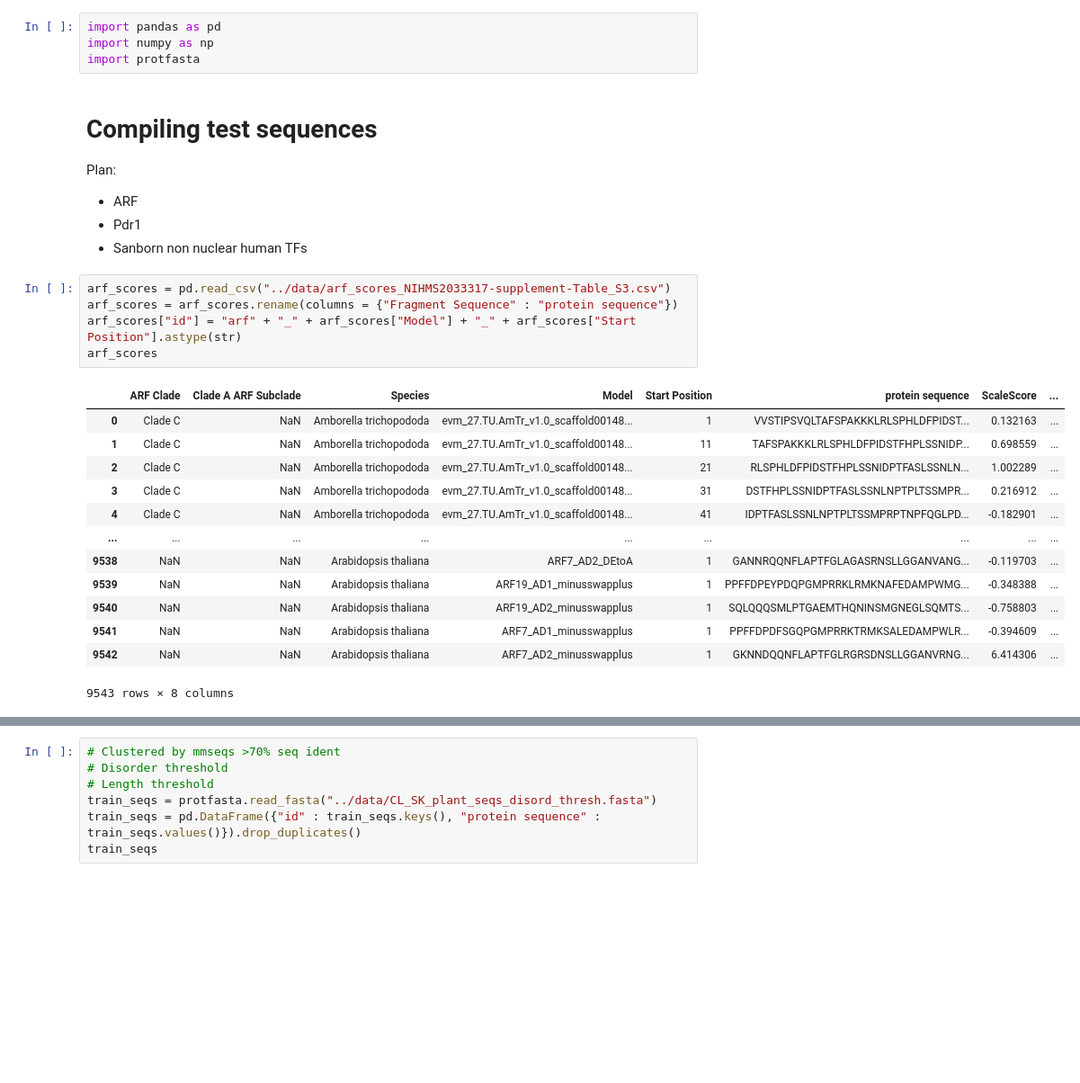
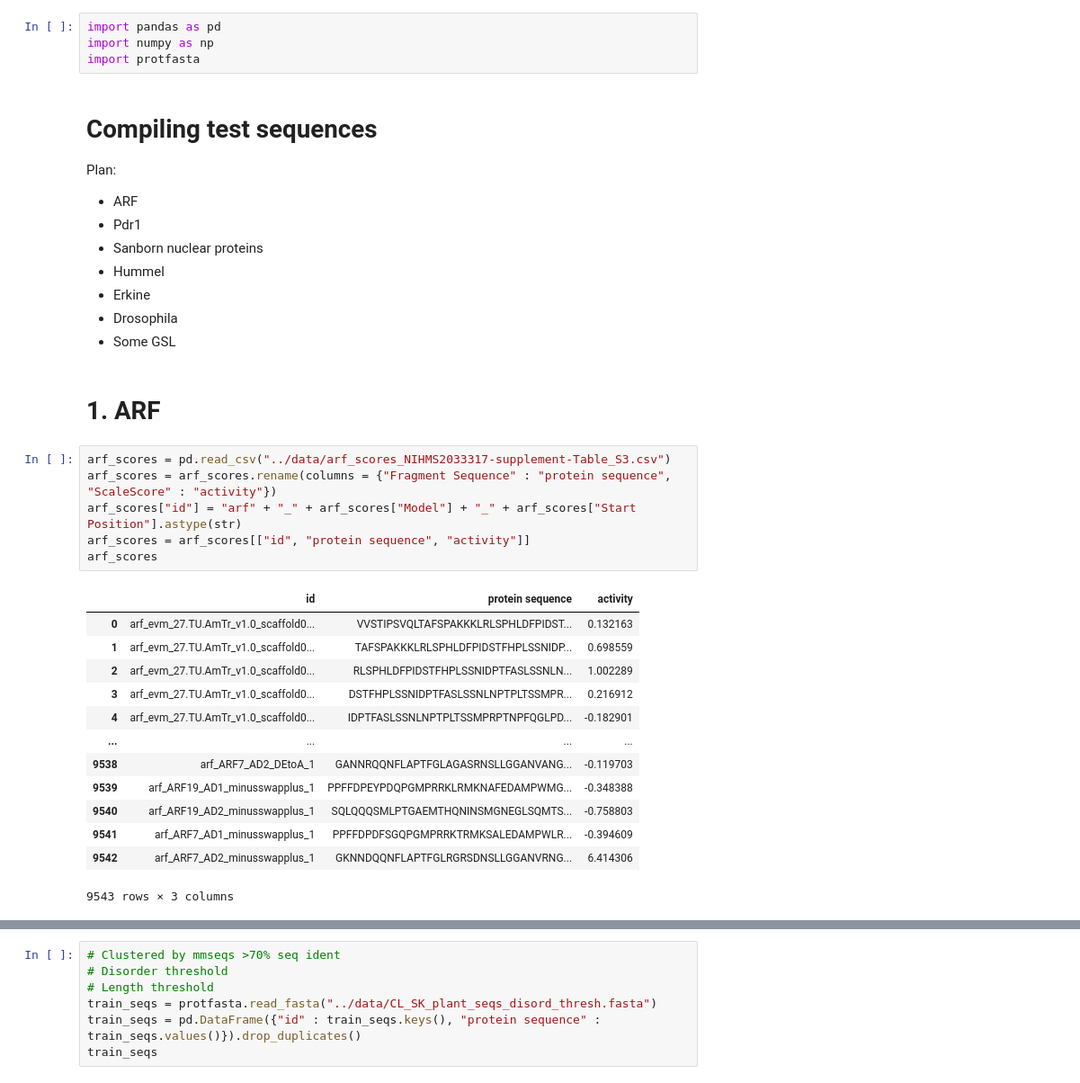
Before and after one commit to sanjanakotha/consensus_AD_predictor, a Jupyter notebook: notebooks/Generating test set.ipynb, the cells around one changed output, grey strips where cells are left out. Shown at 90% size. Cells and saved outputs as stored; diff of their text form; blank space fills up the shorter version.

```diff
--- a/notebooks/Generating test set.ipynb
+++ b/notebooks/Generating test set.ipynb
@@ -7,23 +7,30 @@ import protfasta
 Plan:
 - ARF
 - Pdr1
-- Sanborn non nuclear human TFs
+- Sanborn nuclear proteins
+- Hummel
+- Erkine
+- Drosophila
+- Some GSL
+# %% [markdown]
+# 1. ARF
 # %%
 arf_scores = pd.read_csv("../data/arf_scores_NIHMS2033317-supplement-Table_S3.csv")
-arf_scores = arf_scores.rename(columns = {"Fragment Sequence" : "protein sequence"})
+arf_scores = arf_scores.rename(columns = {"Fragment Sequence" : "protein sequence", "ScaleScore" : "activity"})
 arf_scores["id"] = "arf" + "_" + arf_scores["Model"] + "_" + arf_scores["Start Position"].astype(str)
+arf_scores = arf_scores[["id", "protein sequence", "activity"]]
 arf_scores
 # %% [output]
-|  | ARF Clade | Clade A ARF Subclade | Species | Model | Start Position | protein sequence | ScaleScore | ... |
-| 0 | Clade C | NaN | Amborella trichopododa | evm_27.TU.AmTr_v1.0_scaffold00148... | 1 | VVSTIPSVQLTAFSPAKKKLRLSPHLDFPIDST... | 0.132163 | ... |
-| 1 | Clade C | NaN | Amborella trichopododa | evm_27.TU.AmTr_v1.0_scaffold00148... | 11 | TAFSPAKKKLRLSPHLDFPIDSTFHPLSSNIDP... | 0.698559 | ... |
-| 2 | Clade C | NaN | Amborella trichopododa | evm_27.TU.AmTr_v1.0_scaffold00148... | 21 | RLSPHLDFPIDSTFHPLSSNIDPTFASLSSNLN... | 1.002289 | ... |
-| 3 | Clade C | NaN | Amborella trichopododa | evm_27.TU.AmTr_v1.0_scaffold00148... | 31 | DSTFHPLSSNIDPTFASLSSNLNPTPLTSSMPR... | 0.216912 | ... |
-| 4 | Clade C | NaN | Amborella trichopododa | evm_27.TU.AmTr_v1.0_scaffold00148... | 41 | IDPTFASLSSNLNPTPLTSSMPRPTNPFQGLPD... | -0.182901 | ... |
-| ... | ... | ... | ... | ... | ... | ... | ... | ... |
-| 9538 | NaN | NaN | Arabidopsis thaliana | ARF7_AD2_DEtoA | 1 | GANNRQQNFLAPTFGLAGASRNSLLGGANVANG... | -0.119703 | ... |
-| 9539 | NaN | NaN | Arabidopsis thaliana | ARF19_AD1_minusswapplus | 1 | PPFFDPEYPDQPGMPRRKLRMKNAFEDAMPWMG... | -0.348388 | ... |
-| 9540 | NaN | NaN | Arabidopsis thaliana | ARF19_AD2_minusswapplus | 1 | SQLQQQSMLPTGAEMTHQNINSMGNEGLSQMTS... | -0.758803 | ... |
-| 9541 | NaN | NaN | Arabidopsis thaliana | ARF7_AD1_minusswapplus | 1 | PPFFDPDFSGQPGMPRRKTRMKSALEDAMPWLR... | -0.394609 | ... |
-| 9542 | NaN | NaN | Arabidopsis thaliana | ARF7_AD2_minusswapplus | 1 | GKNNDQQNFLAPTFGLRGRSDNSLLGGANVRNG... | 6.414306 | ... |
+|  | id | protein sequence | activity |
+| 0 | arf_evm_27.TU.AmTr_v1.0_scaffold0... | VVSTIPSVQLTAFSPAKKKLRLSPHLDFPIDST... | 0.132163 |
+| 1 | arf_evm_27.TU.AmTr_v1.0_scaffold0... | TAFSPAKKKLRLSPHLDFPIDSTFHPLSSNIDP... | 0.698559 |
+| 2 | arf_evm_27.TU.AmTr_v1.0_scaffold0... | RLSPHLDFPIDSTFHPLSSNIDPTFASLSSNLN... | 1.002289 |
+| 3 | arf_evm_27.TU.AmTr_v1.0_scaffold0... | DSTFHPLSSNIDPTFASLSSNLNPTPLTSSMPR... | 0.216912 |
+| 4 | arf_evm_27.TU.AmTr_v1.0_scaffold0... | IDPTFASLSSNLNPTPLTSSMPRPTNPFQGLPD... | -0.182901 |
+| ... | ... | ... | ... |
+| 9538 | arf_ARF7_AD2_DEtoA_1 | GANNRQQNFLAPTFGLAGASRNSLLGGANVANG... | -0.119703 |
+| 9539 | arf_ARF19_AD1_minusswapplus_1 | PPFFDPEYPDQPGMPRRKLRMKNAFEDAMPWMG... | -0.348388 |
+| 9540 | arf_ARF19_AD2_minusswapplus_1 | SQLQQQSMLPTGAEMTHQNINSMGNEGLSQMTS... | -0.758803 |
+| 9541 | arf_ARF7_AD1_minusswapplus_1 | PPFFDPDFSGQPGMPRRKTRMKSALEDAMPWLR... | -0.394609 |
+| 9542 | arf_ARF7_AD2_minusswapplus_1 | GKNNDQQNFLAPTFGLRGRSDNSLLGGANVRNG... | 6.414306 |
-9543 rows × 8 columns
+9543 rows × 3 columns
```
Also changed, not shown: parts of 54 cells of this notebook, 11 other files.
